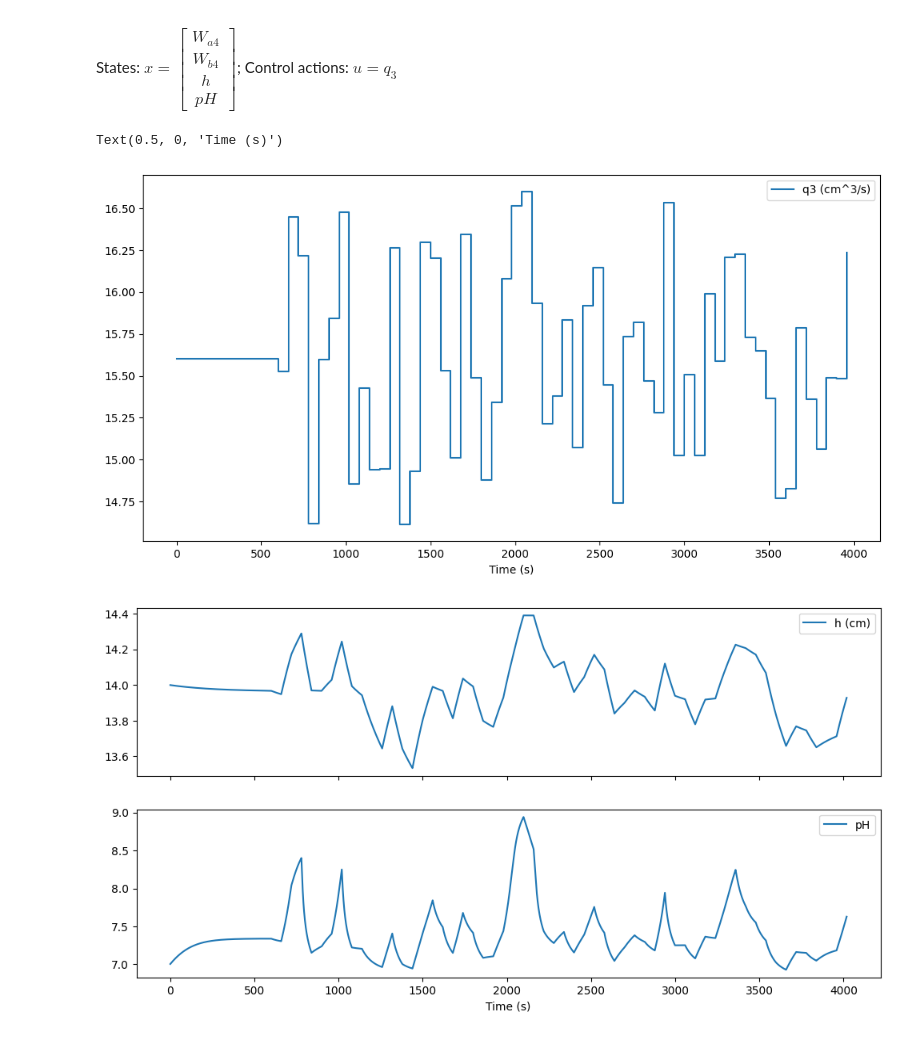
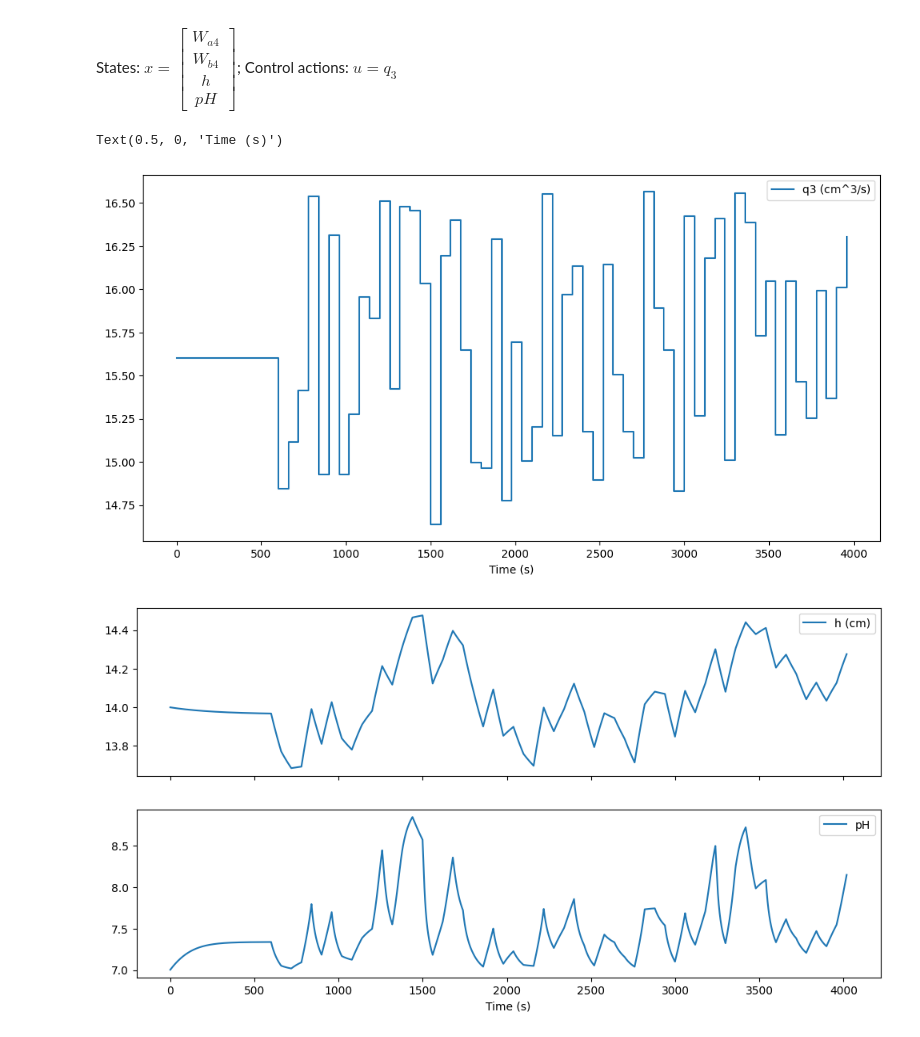
Before and after one commit to ggonzm/benchmark-systems, a Jupyter notebook: examples/simulations.ipynb, the cells around one changed output. Cells and saved outputs as stored; diff of their text form; code cells hidden in the pictures.

```diff
--- a/examples/simulations.ipynb
+++ b/examples/simulations.ipynb
@@ -83,7 +83,7 @@ plt.legend()
 States: $x = \begin{bmatrix} p \\ \theta_1 \\ \theta_2 \\ v \\ \omega_1 \\ \omega_2 \end{bmatrix}$; Control actions: $u$
 # %%
 dip_states = solve_dae(lambda t, x, z: double_cart_pendulum(t, x, z, M=0.6, m1=0.2, m2=0.2, L1=0.5, L2=0.5, u=0),
-                       t_span=(0, 20), y0=[0, 0, np.pi-0.1, 0, 0, 0], y_dot0=np.zeros(6), t_eval=np.linspace(0, 20, 1000), rtol=1e-6)
+                       t_span=(0, 20), y0=[0, 0, np.pi-0.1, 0, 0, 0], yp0=np.zeros(6), t_eval=np.linspace(0, 20, 1000), rtol=1e-6)
 
 for i, label in enumerate(['Cart Position (m)', 'Theta1 (rad)', 'Theta2 (rad)', 'Cart Velocity (m/s)']):
     plt.plot(dip_states.t, dip_states.y[i], label=label)
@@ -100,7 +100,7 @@ plt.legend()
 States: $x = \begin{bmatrix} p \\ \theta_1 \\ \theta_2 \\ \theta_3 \\ v \\ \omega_1 \\ \omega_2 \\ \omega_3 \end{bmatrix}$; Control actions: $u$
 # %%
 tip_states = solve_dae(lambda t, x, z: multilevel_cart_pendulum(t, x, z, M=0.6, m=[0.2]*3, L=[0.5]*3, u=0),
-                       t_span=(0, 20), y0=[0, 0, 0, np.pi-0.1, 0, 0, 0, 0], y_dot0=np.zeros(8), t_eval=np.linspace(0, 20, 1000), rtol=1e-6)
+                       t_span=(0, 20), y0=[0, 0, 0, np.pi-0.1, 0, 0, 0, 0], yp0=np.zeros(8), t_eval=np.linspace(0, 20, 1000), rtol=1e-6)
 
 for i, label in enumerate(['Cart Position (m)', 'Theta1 (rad)', 'Theta2 (rad)', 'Theta3 (rad)', 'Cart Velocity (m/s)']):
     plt.plot(tip_states.t, tip_states.y[i], label=label)
@@ -320,7 +320,7 @@ u = [w2*0.97, w2, w2*1.03, w2] # Pitch only
 quadrotor_ode_states = solve_ivp(lambda t, x: quadrotor_ode(t, x, **quadrotor_params, u=u),
                                 t_span=(0, 5), y0=[0,0,5] + 9*[0], t_eval=np.linspace(0, 5, 1000))
 quadrotor_dae_states = solve_dae(lambda t, x, x_dot: quadrotor_dae(t, x, x_dot, **quadrotor_params, u=u),
-                                t_span=(0, 5), y0=[0,0,5] + 9*[0], y_dot0=np.zeros(12), t_eval=np.linspace(0, 5, 1000))
+                                t_span=(0, 5), y0=[0,0,5] + 9*[0], yp0=np.zeros(12), t_eval=np.linspace(0, 5, 1000))
 
 fig, axs = plt.subplots(2, 1, sharex=True)
 for i, label in enumerate(['X (m)', 'Y (m)', 'Z (m)', 'Phi (rad)', 'Theta (rad)', 'Psi (rad)']):
@@ -389,7 +389,7 @@ initial_guess = [
 simulation_time = 15*3600 # seconds
 # %%
 oil_well_states = solve_dae(lambda t, x, x_dot: oil_well(t, x, x_dot, **annulus_params, **gas_params, **tubing_params, **bottom_hole_params, **reservoir_params, **oil_params, u=u_well),
-                            t_span=(0, simulation_time), y0=initial_guess + [0]*8, y_dot0=np.zeros(11), t_eval=np.linspace(0, simulation_time, simulation_time), rtol=1e-8)
+                            t_span=(0, simulation_time), y0=initial_guess + [0]*8, yp0=np.zeros(11), t_eval=np.linspace(0, simulation_time, simulation_time), rtol=1e-6)
 
 # First sample is the initial guess. We remove it.
 t = oil_well_states.t[:-1]/3600 # hours
@@ -456,39 +456,40 @@ step_duration = 60 # seconds
 Ts = 1 # seconds
 
 # Inlet flows
+rangen = np.random.default_rng(seed=44)
 k = np.arange(0, duration, step_duration)
 q1 = 16.6 # cm^3/s
 q2 = 0.55 # cm^3/s
 q3 = np.full(len(k), 15.6) # cm^3/s
-q3[10:] += np.random.uniform(-1, 1, len(k)-10) # cm^3/s
+q3[10:] += rangen.uniform(-1, 1, len(k)-10) # cm^3/s
 
 # Simulation of the neutralization process ... Every setpoint is held for 30 seconds
 ph_states = np.array([[] for _ in range(4)])
 ph_states_dot = np.array([[] for _ in range(4)])
 for u_k in q3:
     # Solve the system keeping u_k for 30 seconds, taking a sample every second
     states = solve_dae(lambda t, x, x_dot: neutralization(t, x, x_dot, **reactor_params, **buffer_tank_params, **acid_inflow, **buffer_inflow, **base_inflow, **dissociation_constants,
                                                          q1 = q1, d = q2, u = u_k),
                        y0 = [-4.32e-4, 5.28e-4, 14, 7] if ph_states.size == 0 else ph_states[:, -1],
-                       y_dot0 = np.zeros(4) if ph_states_dot.size == 0 else ph_states_dot[:, -1],
+                       yp0 = np.zeros(4) if ph_states_dot.size == 0 else ph_states_dot[:, -1],
                        t_span=(0, step_duration), t_eval=np.linspace(Ts, step_duration, int(step_duration/Ts)), rtol=1e-6)
     # Append the states
     ph_states = np.hstack([ph_states, states.y])
     ph_states_dot = np.hstack([ph_states_dot, states.yp])
 
 # Plot q3
 plt.figure()
 plt.step(k, q3, label='q3 (cm^3/s)', where='post')
 plt.legend()
 plt.xlabel('Time (s)')
 
 # Plot measured states
 fig, axs = plt.subplots(2, 1, sharex=True)
 for i, label in enumerate(['h (cm)', 'pH']):
     axs[i].plot(np.arange(0, duration, Ts), ph_states[i+2], label=label)
     axs[i].legend()
 axs[-1].set_xlabel('Time (s)')
 # %% [output]
 Text(0.5, 0, 'Time (s)')
-[figure, old version]
+[figure, new version]
-[figure, old version]
+[figure, new version]
```
Also changed, not shown: parts of 2 cells of this notebook, 17 other files.
